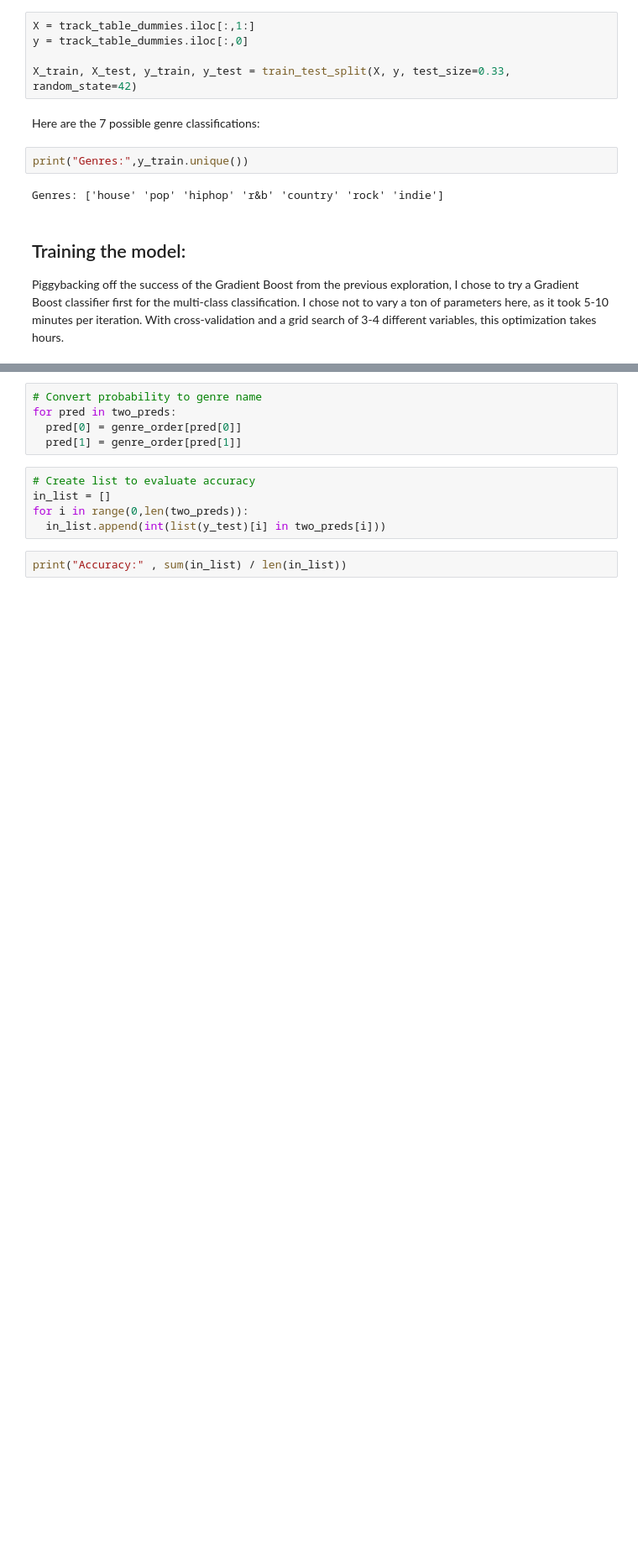
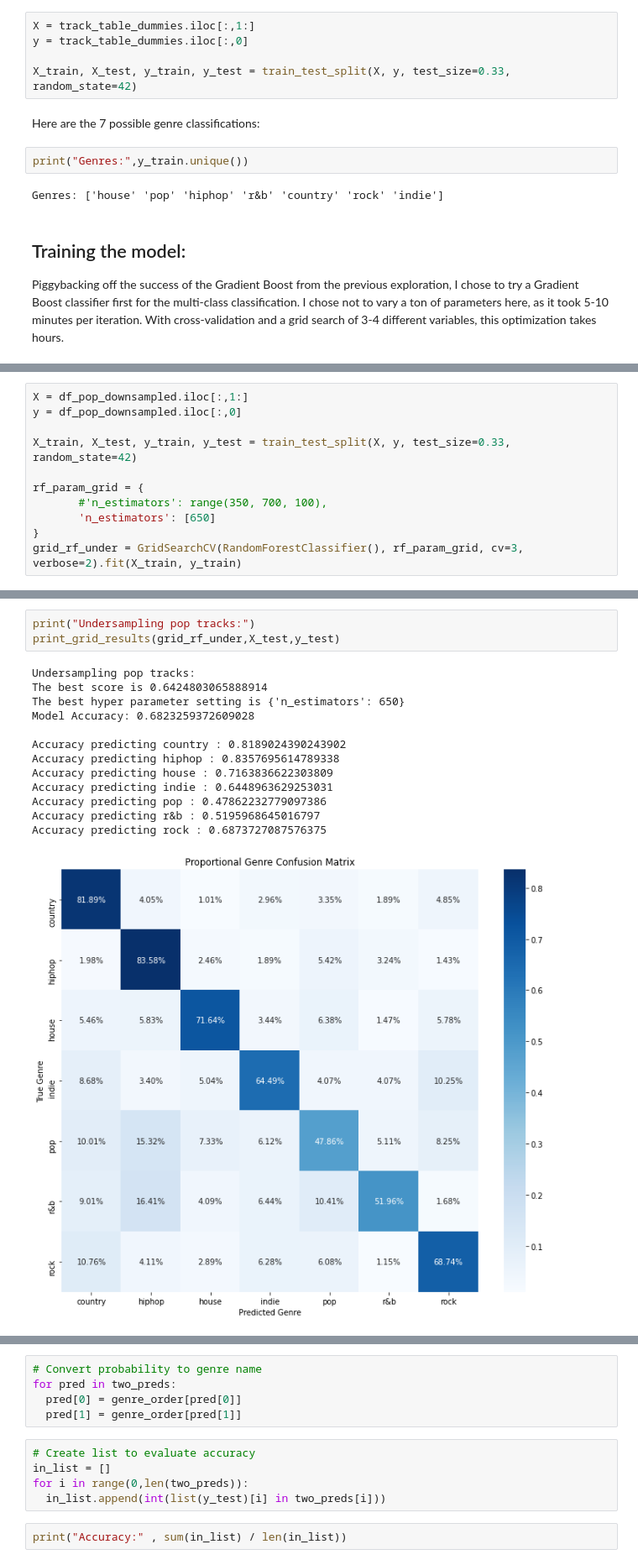
Before and after one commit to ekatnic/SpotifyApiExploration, a Jupyter notebook: Spotify_Analyze_Genre.ipynb, the cells around one changed output, grey strips where cells are left out. Shown at 84% size. Cells and saved outputs as stored; diff of their text form; blank space fills up the shorter version.

```diff
--- a/Spotify_Analyze_Genre.ipynb
+++ b/Spotify_Analyze_Genre.ipynb
@@ -168,0 +200,11 @@ for count,genre_preds in enumerate(conf_matrix):
+# %%
+X = df_pop_downsampled.iloc[:,1:]
+y = df_pop_downsampled.iloc[:,0]
+
+X_train, X_test, y_train, y_test = train_test_split(X, y, test_size=0.33, random_state=42)
+
+rf_param_grid = {
+       #'n_estimators': range(350, 700, 100),
+       'n_estimators': [650]
+}
+grid_rf_under = GridSearchCV(RandomForestClassifier(), rf_param_grid, cv=3, verbose=2).fit(X_train, y_train)
@@ -168,0 +222,17 @@ for count,genre_preds in enumerate(conf_matrix):
+# %%
+print("Undersampling pop tracks:")
+print_grid_results(grid_rf_under,X_test,y_test)
+# %% [output]
+Undersampling pop tracks:
+The best score is 0.6424803065888914
+The best hyper parameter setting is {'n_estimators': 650}
+Model Accuracy: 0.6823259372609028
+
+Accuracy predicting country : 0.8189024390243902
+Accuracy predicting hiphop : 0.8357695614789338
+Accuracy predicting house : 0.7163836622303809
+Accuracy predicting indie : 0.6448963629253031
+Accuracy predicting pop : 0.47862232779097386
+Accuracy predicting r&b : 0.5195968645016797
+Accuracy predicting rock : 0.6873727087576375
+[figure, added]
```
Also changed, not shown: parts of 59 cells of this notebook.
